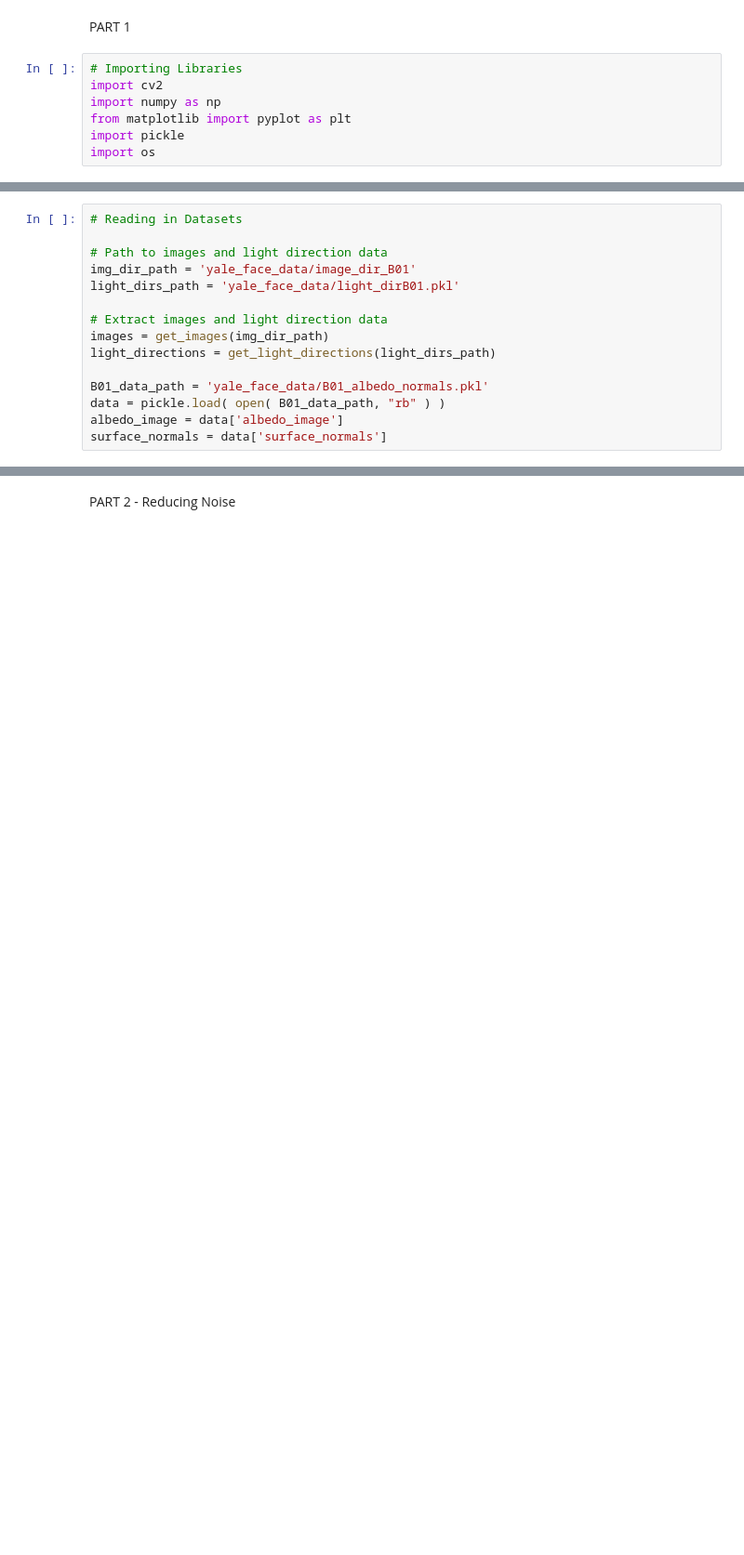
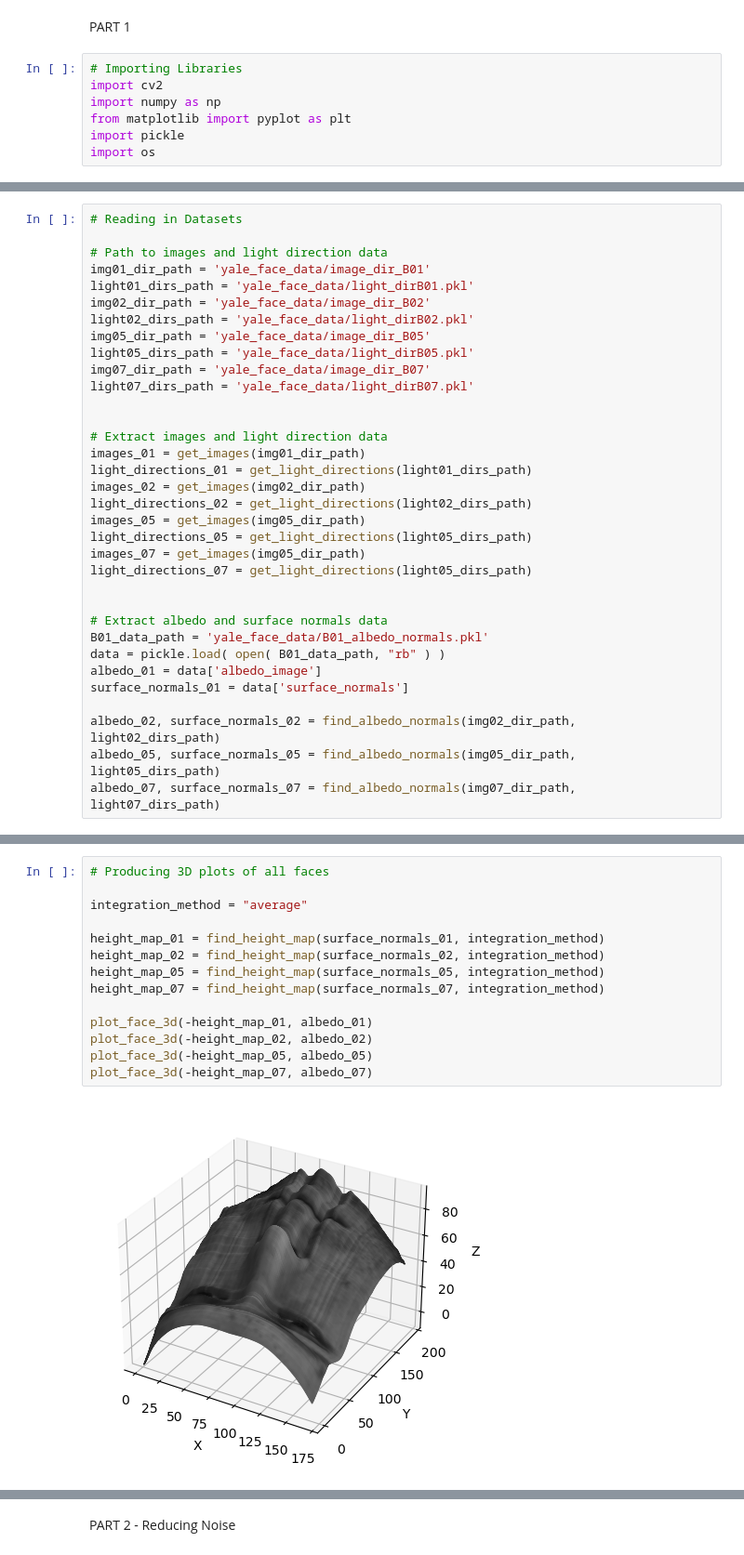
Before and after one commit to AmelineA2003/AMME5710, a Jupyter notebook: Assignments/A1/Question_1/Q1.ipynb, the cells around one changed output, grey strips where cells are left out. Shown at 93% size. Cells and saved outputs as stored; diff of their text form; blank space fills up the shorter version.

```diff
--- a/Assignments/A1/Question_1/Q1.ipynb
+++ b/Assignments/A1/Question_1/Q1.ipynb
@@ -111,14 +148,33 @@ def plot_face_3d(height_map, albedo):
 # Reading in Datasets
 
 # Path to images and light direction data
-img_dir_path = 'yale_face_data/image_dir_B01'
-light_dirs_path = 'yale_face_data/light_dirB01.pkl'
+img01_dir_path = 'yale_face_data/image_dir_B01'
+light01_dirs_path = 'yale_face_data/light_dirB01.pkl'
+img02_dir_path = 'yale_face_data/image_dir_B02'
+light02_dirs_path = 'yale_face_data/light_dirB02.pkl'
+img05_dir_path = 'yale_face_data/image_dir_B05'
+light05_dirs_path = 'yale_face_data/light_dirB05.pkl'
+img07_dir_path = 'yale_face_data/image_dir_B07'
+light07_dirs_path = 'yale_face_data/light_dirB07.pkl'
+
 
 # Extract images and light direction data
-images = get_images(img_dir_path)
-light_directions = get_light_directions(light_dirs_path)
+images_01 = get_images(img01_dir_path)
+light_directions_01 = get_light_directions(light01_dirs_path)
+images_02 = get_images(img02_dir_path)
+light_directions_02 = get_light_directions(light02_dirs_path)
+images_05 = get_images(img05_dir_path)
+light_directions_05 = get_light_directions(light05_dirs_path)
+images_07 = get_images(img05_dir_path)
+light_directions_07 = get_light_directions(light05_dirs_path)
 
+
+# Extract albedo and surface normals data
 B01_data_path = 'yale_face_data/B01_albedo_normals.pkl'
 data = pickle.load( open( B01_data_path, "rb" ) )
-albedo_image = data['albedo_image']
-surface_normals = data['surface_normals']
+albedo_01 = data['albedo_image']
+surface_normals_01 = data['surface_normals']
+
+albedo_02, surface_normals_02 = find_albedo_normals(img02_dir_path, light02_dirs_path)
+albedo_05, surface_normals_05 = find_albedo_normals(img05_dir_path, light05_dirs_path)
+albedo_07, surface_normals_07 = find_albedo_normals(img07_dir_path, light07_dirs_path)
@@ -124,0 +188,16 @@ surface_normals = data['surface_normals']
+# %%
+# Producing 3D plots of all faces
+
+integration_method = "average"
+
+height_map_01 = find_height_map(surface_normals_01, integration_method)
+height_map_02 = find_height_map(surface_normals_02, integration_method)
+height_map_05 = find_height_map(surface_normals_05, integration_method)
+height_map_07 = find_height_map(surface_normals_07, integration_method)
+
+plot_face_3d(-height_map_01, albedo_01)
+plot_face_3d(-height_map_02, albedo_02)
+plot_face_3d(-height_map_05, albedo_05)
+plot_face_3d(-height_map_07, albedo_07)
+# %% [output]
+[figure, added]
```
Also changed, not shown: parts of 3 cells of this notebook.
